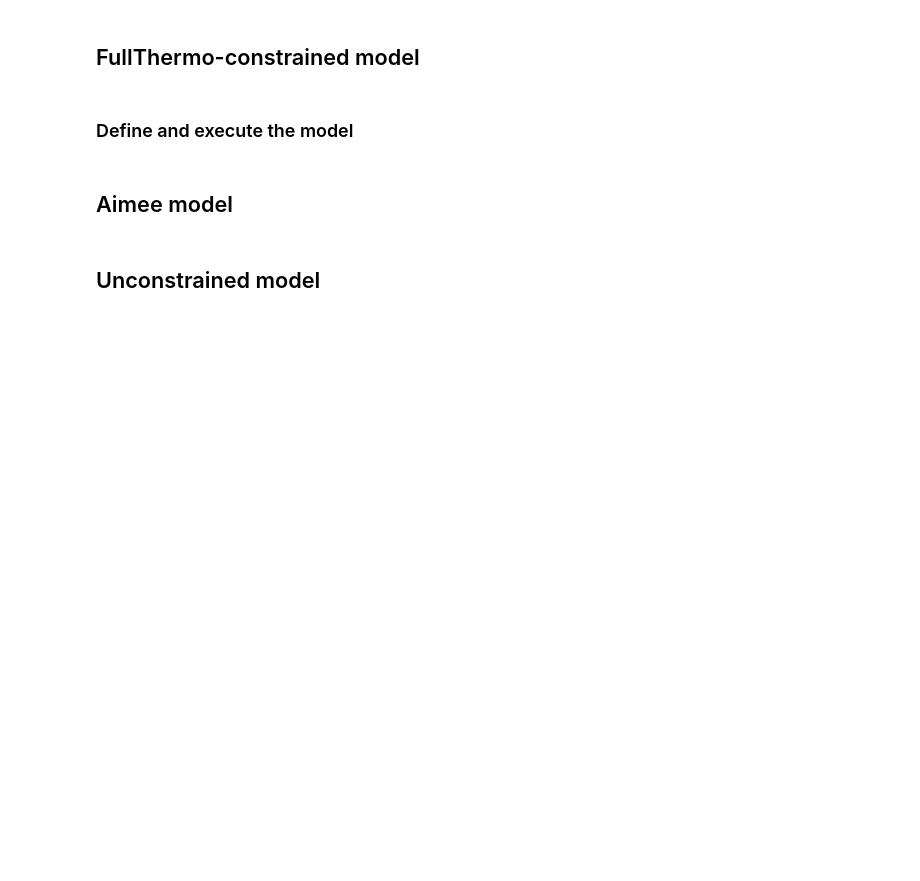
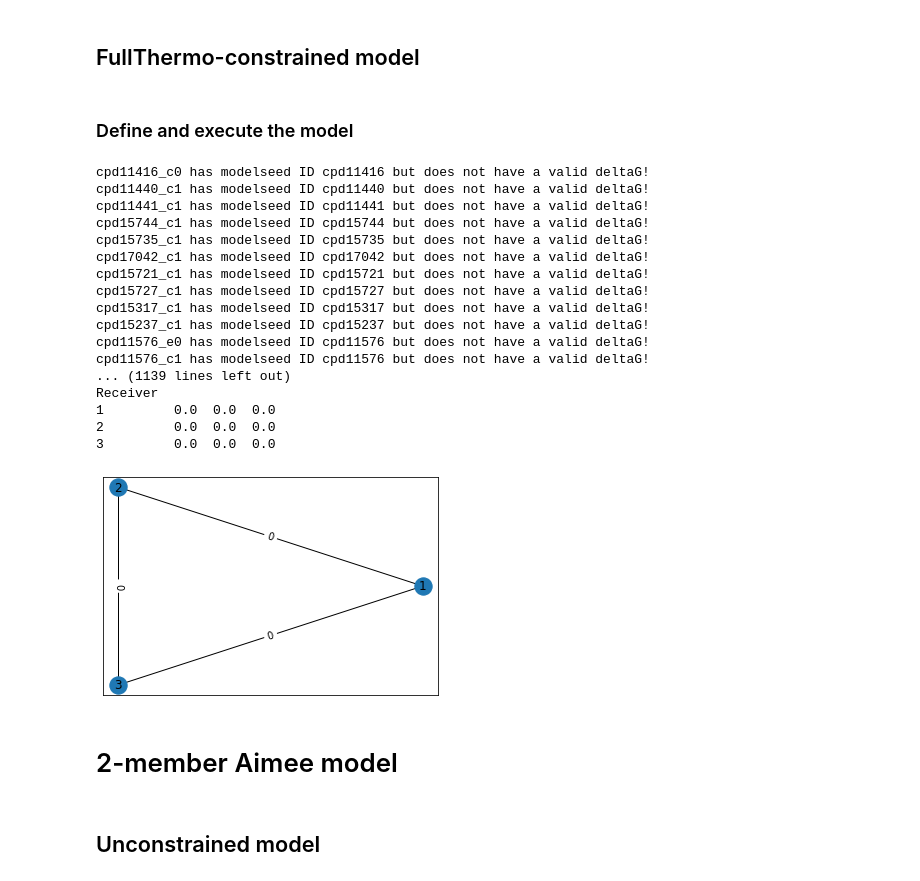
Before and after one commit to ModelSEED/ModelSEEDpy, a Jupyter notebook: examples/Community Modeling/MSCommunity_1.ipynb, the cells around one changed output. Saved outputs shown, nothing was run; the diff lists cells and outputs as text; code cells hidden in the pictures; blank space fills up the shorter version.

```diff
--- a/examples/Community Modeling/MSCommunity_1.ipynb
+++ b/examples/Community Modeling/MSCommunity_1.ipynb
@@ -140,23 +148,42 @@ Receiver
 # %%
 # import the model
 # from modelseedpy.fbapkg import kbasemediapkg
 
 modelInfo_2 = ['electrosynth_comnty.mdl.gf.2021',93204]
 mediaInfo_2 = ["CO2_minimal",93204]
 
 model = kbase.get_from_ws(modelInfo_2[0],modelInfo_2[1])
 media = kbase.get_from_ws(mediaInfo_2[0],mediaInfo_2[1])
 # kmp = kbasemediapkg.KBaseMediaPkg(self.model)
 # kmp.build_package(media)
 
 # simulate and visualize the model
 cfba = MSCommunity(model)
-cfba.constrain(media, msdb_path_for_fullthermo = ftp_path)
+cfba.constrain(media, msdb_path_for_fullthermo = ftp_path, verbose = False)
 solution = cfba.run()
 cfba.compute_interactions(solution)
 cfba.visualize()
+# %% [output]
+cpd11416_c0 has modelseed ID cpd11416 but does not have a valid deltaG!
+cpd11440_c1 has modelseed ID cpd11440 but does not have a valid deltaG!
+cpd11441_c1 has modelseed ID cpd11441 but does not have a valid deltaG!
+cpd15744_c1 has modelseed ID cpd15744 but does not have a valid deltaG!
+cpd15735_c1 has modelseed ID cpd15735 but does not have a valid deltaG!
+cpd17042_c1 has modelseed ID cpd17042 but does not have a valid deltaG!
+cpd15721_c1 has modelseed ID cpd15721 but does not have a valid deltaG!
+cpd15727_c1 has modelseed ID cpd15727 but does not have a valid deltaG!
+cpd15317_c1 has modelseed ID cpd15317 but does not have a valid deltaG!
+cpd15237_c1 has modelseed ID cpd15237 but does not have a valid deltaG!
+cpd11576_e0 has modelseed ID cpd11576 but does not have a valid deltaG!
+cpd11576_c1 has modelseed ID cpd11576 but does not have a valid deltaG!
+... (1139 lines left out)
+Receiver
+1         0.0  0.0  0.0
+2         0.0  0.0  0.0
+3         0.0  0.0  0.0
+[figure, added]
 # %% [markdown]
-## Aimee model
+# 2-member Aimee model
 # %% [markdown]
 ## Unconstrained model
 # %% [markdown]
```
Also changed, not shown: parts of 15 cells of this notebook, 3 other files.
